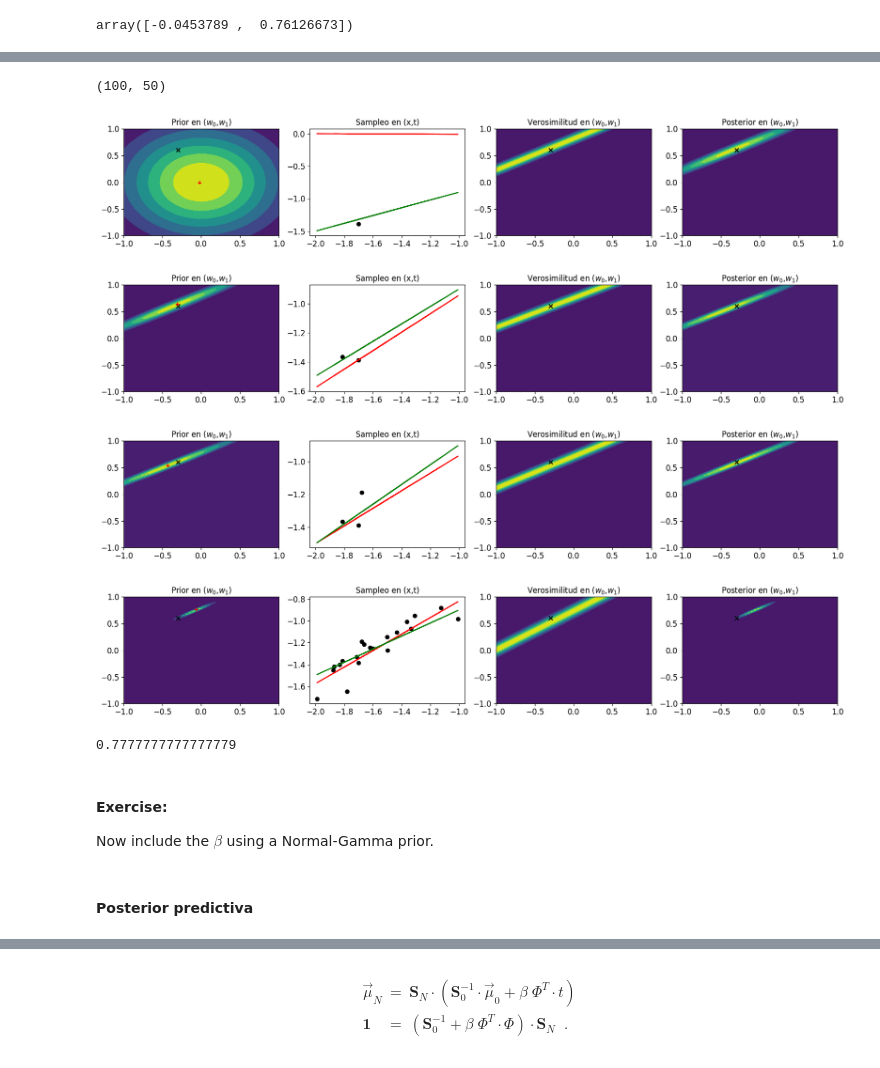
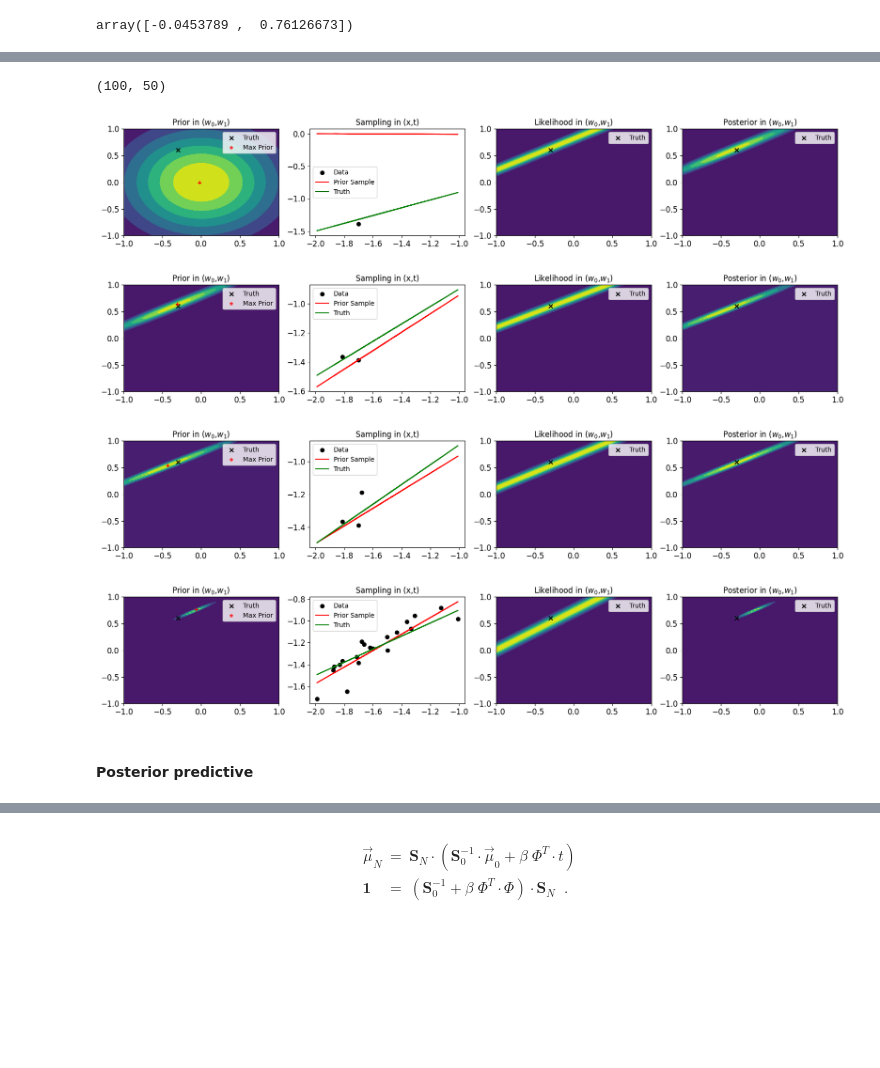
Before and after one commit to mcgen-ct/tutorials, a Jupyter notebook: ML/Introduction_to_Regression.ipynb, the cells around one changed output, grey strips where cells are left out. Saved outputs shown, nothing was run; the diff lists cells and outputs as text; code cells hidden in the pictures; blank space fills up the shorter version.

```diff
--- a/ML/Introduction_to_Regression.ipynb
+++ b/ML/Introduction_to_Regression.ipynb
@@ -933,67 +932,67 @@ donde $\beta$ es el parámetro de precisión del ruido gaussiano, que en nuestro
 # %%
+###SOLUTION_START
+
+
 from scipy.stats import norm, multivariate_normal
 gamma=0.5
-# valores posibles
+# possible values
 w0_values=np.linspace(-1.0,1.0,50)
 w1_values=np.linspace(-1.0,1.0,100)
-#para plottear
+# plot utils
 W0, W1 = np.meshgrid(w0_values,w1_values)
 pos=np.dstack((W0,W1))
-#definimos las listas vacias
+# empty lists to store prior, likelihood and posterior
 prior=[]
-verosimilitud=[]
+likelihood=[]
 posterior=[]
 
-# para el dato 0:
+# initial prior:
 prior.append(multivariate_normal(mean=[0.0,0.0],cov=gamma*np.eye(2)).pdf(pos))
 
 print(prior[0].shape)
 
-for i in range(len(x)):#loopeo sobre datos
-  verosimilitud.append(norm(loc=W0+W1*x[i],scale=var).pdf(t[i]))#formula de la verosimilitud para el dato i
-  evidencia = np.sum(verosimilitud[-1]*prior[-1])*(w1_values[1]-w1_values[0])*(w0_values[1]-w0_values[0])  #evidencia numerica para el dato
-  posterior.append(verosimilitud[-1]*prior[-1]/evidencia)#posterior normalizado para el dato
+for i in range(len(x)):# data loop
+  likelihood.append(norm(loc=W0+W1*x[i],scale=var).pdf(t[i]))# likelihood for the data point i
+  evidence = np.sum(likelihood[-1]*prior[-1])*(w1_values[1]-w1_values[0])*(w0_values[1]-w0_values[0])  # numerical iterative evidence for the data point i
+  posterior.append(likelihood[-1]*prior[-1]/evidence)# normalized iterative posterior for the data point i
 
 
 
 # sampleo puntos de (w0,w1) maximos para prior. Utilicen np.where(a==np.max(a)) para encontrar los indices donde esta el maximo. Si hay varios maximos, quedense con el primero.
 
-  sampleo_prior=[W0[np.where(prior[-1]==np.max(prior[-1]))][0],W1[np.where(prior[-1]==np.max(prior[-1]))][0]]
+  prior_sample=[W0[np.where(prior[-1]==np.max(prior[-1]))][0],W1[np.where(prior[-1]==np.max(prior[-1]))][0]]
 
-# grafico
+# plots
 
   if(i==0 or i==1 or i==2 or i==len(x)-1):
     fig, axes = plt.subplots(1,4, figsize=(20,3))
     axes[0].contourf(W0,W1,prior[-1])
-    axes[0].scatter(a0,a1,marker='x',color='black')
-    axes[0].scatter(sampleo_prior[0],sampleo_prior[1],marker='+',color='red')
-    axes[0].set_title('Prior en ($w_0$,$w_1$)')
-    axes[1].scatter(x[:i+1],t[:i+1],color='black')
-    axes[1].plot(x,sampleo_prior[0]+sampleo_prior[1]*x,color='red')
-    axes[1].plot(x,a0+a1*x,color='green')
-    axes[1].set_title('Sampleo en (x,t)')
-    axes[2].contourf(W0,W1,verosimilitud[-1])
-    axes[2].scatter(a0,a1,marker='x',color='black')
-    axes[2].set_title('Verosimilitud en ($w_0$,$w_1$)')
+    axes[0].scatter(a0,a1,marker='x',color='black',label='Truth')
+    axes[0].scatter(prior_sample[0],prior_sample[1],marker='+',color='red',label='Max Prior')
+    axes[0].set_title('Prior in ($w_0$,$w_1$)')
+    axes[1].scatter(x[:i+1],t[:i+1],color='black',label='Data')
+    axes[1].plot(x,prior_sample[0]+prior_sample[1]*x,color='red',label='Prior Sample')
+    axes[1].plot(x,a0+a1*x,color='green',label='Truth')
+    axes[1].set_title('Sampling in (x,t)')
+    axes[2].contourf(W0,W1,likelihood[-1])
+    axes[2].scatter(a0,a1,marker='x',color='black',label='Truth')
+    axes[2].set_title('Likelihood in ($w_0$,$w_1$)')
     axes[3].contourf(W0,W1,posterior[-1])
-    axes[3].scatter(a0,a1,marker='x',color='black')
-    axes[3].set_title('Posterior en ($w_0$,$w_1$)')
+    axes[3].scatter(a0,a1,marker='x',color='black',label='Truth')
+    axes[3].set_title('Posterior in ($w_0$,$w_1$)')
+
+    axes[0].legend(loc='best')
+    axes[1].legend(loc='best')
+    axes[2].legend(loc='best')
+    axes[3].legend(loc='best')
 
     fig.show()
 
-# actualizo el prior
+# update prior for the next iteration
   prior.append(posterior[-1])
 # %% [output]
 (100, 50)
-[figure, old version]
+[figure, new version]
-[figure, old version]
+[figure, new version]
-[figure, old version]
+[figure, new version]
-[figure, old version]
+[figure, new version]
-# %%
-W1[np.where(prior[-1]==np.max(prior[-1]))][0]
-# %% [output]
-0.7777777777777779
-# %% [markdown]
-#### Exercise:
-
-Now include the $\beta$ using a Normal-Gamma prior.
@@ -1000,3 +1001,3 @@ Now include the $\beta$ using a Normal-Gamma prior.
 # %% [markdown]
-#### Posterior predictiva
+#### Posterior predictive
 # %% [markdown]
```
Also changed, not shown: parts of 25 cells of this notebook.
